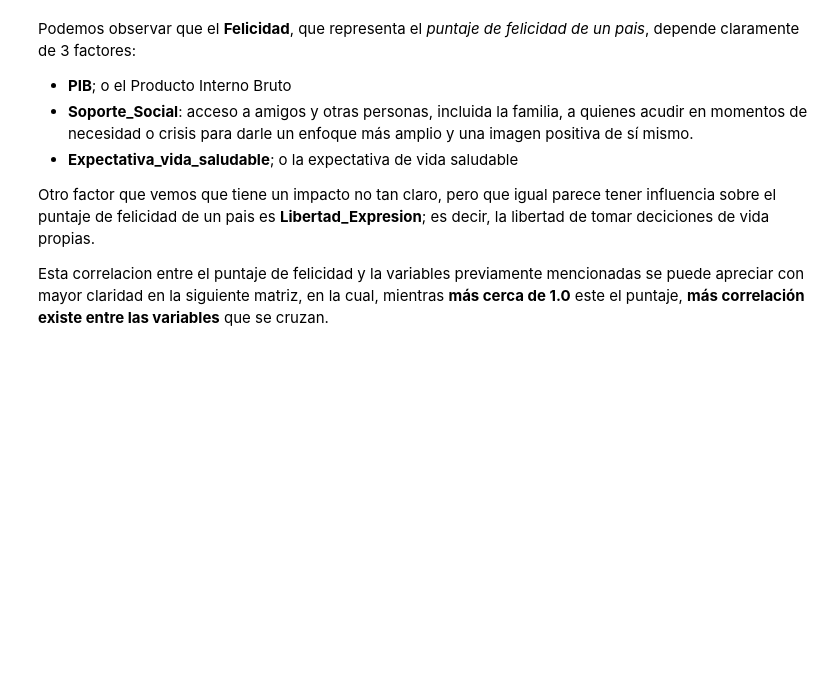
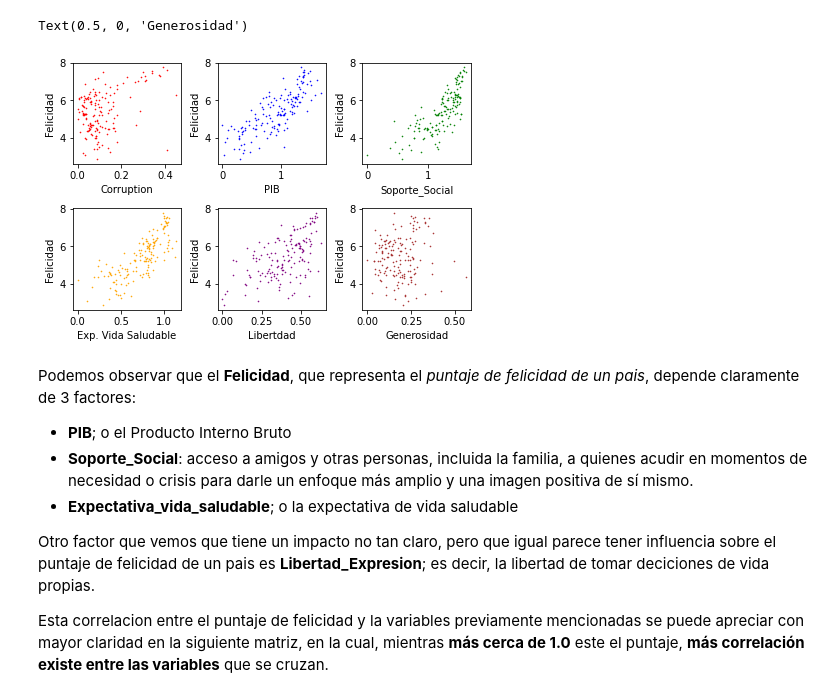
Before and after one commit to gmhoward/amalia20-taller_ml, a Jupyter notebook: 03-clustering_con_scikit-learn.ipynb, the cells around one changed output. Saved outputs shown, nothing was run; the diff lists cells and outputs as text; code cells hidden in the pictures; blank space fills up the shorter version.

```diff
--- a/03-clustering_con_scikit-learn.ipynb
+++ b/03-clustering_con_scikit-learn.ipynb
@@ -47,3 +33,3 @@ archivo_2019 = 'https://raw.githubusercontent.com/gmhoward/amalia20-taller_ml/ma
 # %%
-df = pd.read_csv(archivo_2019, names=['Ranking','Pais','Felicidad','PIB','Soporte_Social','Expectativa_vida_saludable','Libertad_Expresion','Generosidad','Percepcion_Corrupcion'], header=0)
+df = pd.read_csv('2019.csv', names=['Ranking','Pais','Felicidad','PIB','Soporte_Social','Expectativa_vida_saludable','Libertad_Expresion','Generosidad','Percepcion_Corrupcion'], header=0)
 df.head()
@@ -66,38 +59,41 @@ spec2 = gridspec.GridSpec(ncols=3, nrows=2, figure=fig2)
 # Happy
 f2_ax1 = fig2.add_subplot(spec2[0, 0])
 f2_ax1.scatter(corruption, happy, width, color='red')
-f2_ax1.set_xlabel('Corrupcion')
+f2_ax1.set_xlabel('Corruption')
 f2_ax1.set_ylabel('Felicidad')
 
 # GPD
 f2_ax2 = fig2.add_subplot(spec2[0, 1])
 f2_ax2.scatter(GDP,happy, width, color='blue')
 f2_ax2.set_ylabel('Felicidad')
 f2_ax2.set_xlabel('PIB')
 
 # Soporte_Social
 f2_ax3 = fig2.add_subplot(spec2[0, 2])
 f2_ax3.scatter(ss,happy, width, color='green')
 f2_ax3.set_ylabel('Felicidad')
 f2_ax3.set_xlabel('Soporte_Social')
 
 # Expectativa_vida_saludable
 f2_ax4 = fig2.add_subplot(spec2[1, 0])
 f2_ax4.scatter(health,happy, width, color='orange')
 f2_ax4.set_ylabel('Felicidad')
 f2_ax4.set_xlabel('Exp. Vida Saludable')
 
 # Libertad_Expresion
 f2_ax5 = fig2.add_subplot(spec2[1, 1])
 f2_ax5.scatter(freedom,happy, width, color='purple')
 f2_ax5.set_ylabel('Felicidad')
 f2_ax5.set_xlabel('Libertdad')
 
 # Generosidad
 f2_ax6 = fig2.add_subplot(spec2[1, 2])
 f2_ax6.scatter(generosity,happy, width, color='brown')
 f2_ax6.set_ylabel('Felicidad')
 f2_ax6.set_xlabel('Generosidad')
+# %% [output]
+Text(0.5, 0, 'Generosidad')
+[figure, added]
 # %% [markdown]
 Podemos observar que el **Felicidad**, que representa el *puntaje de felicidad de un pais*, depende claramente de 3 factores:
 - **PIB**; o el Producto Interno Bruto
```
Also changed, not shown: parts of 58 cells of this notebook.
